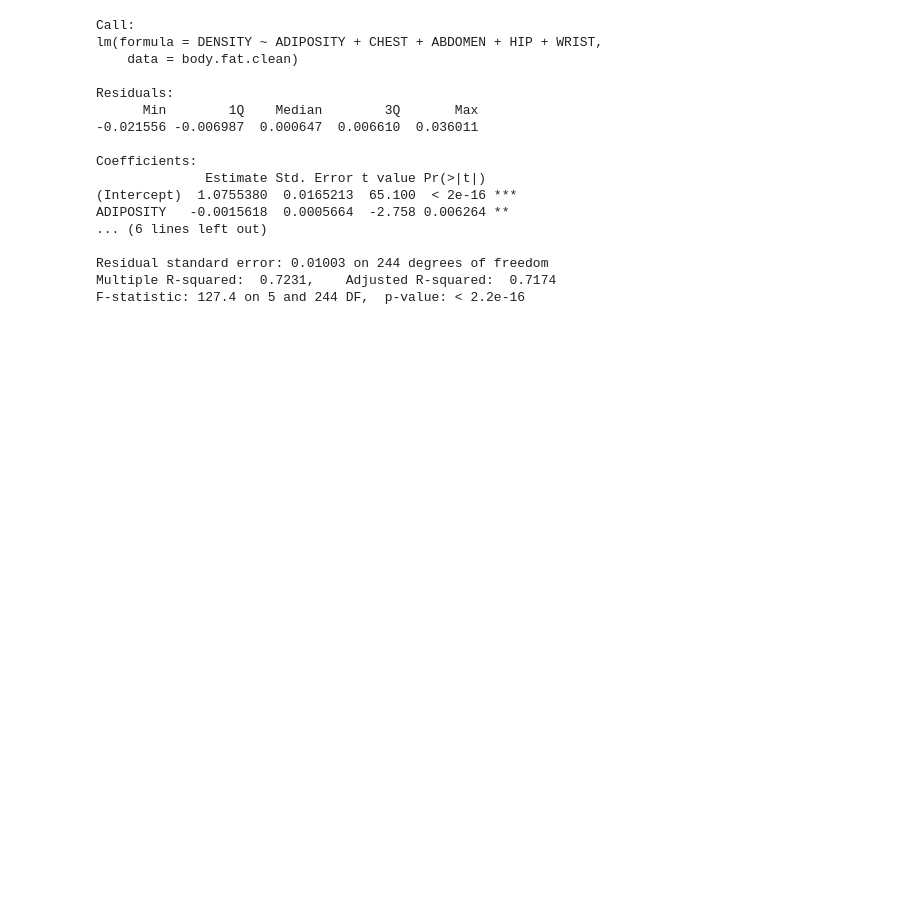
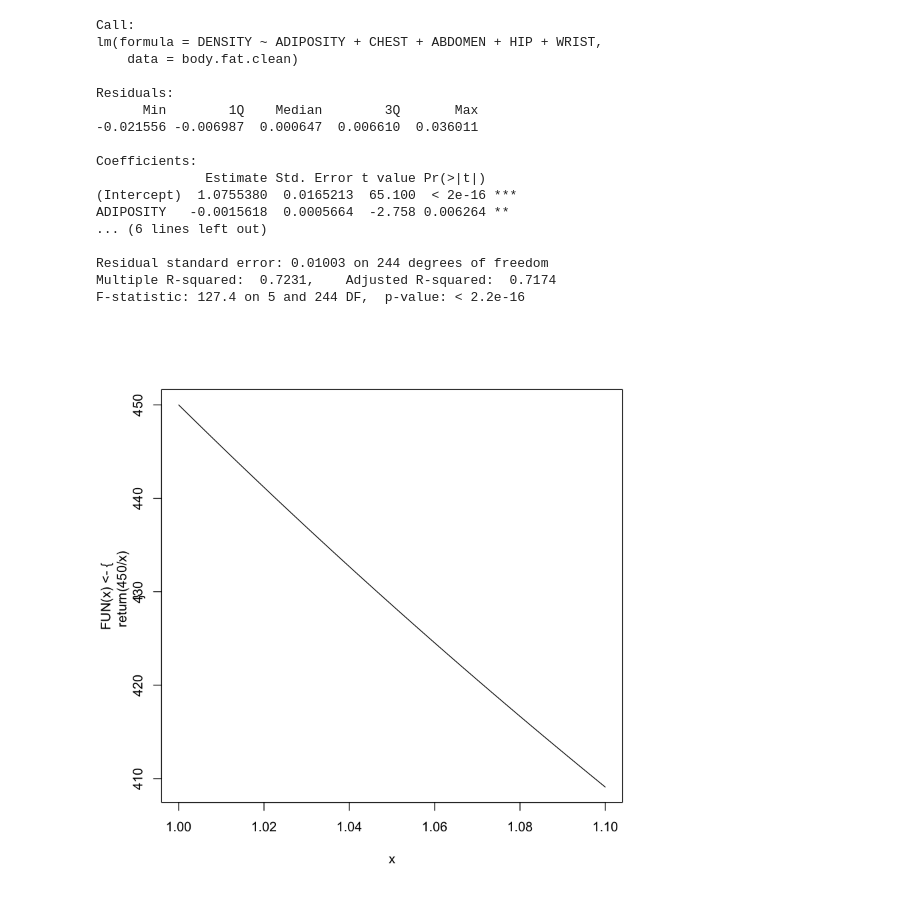
Before and after one commit to YezhouLi/628_Module_2, a Jupyter notebook: main.ipynb, the cells around one changed output. Cells and saved outputs as stored; diff of their text form; code cells hidden in the pictures; blank space fills up the shorter version.

```diff
--- a/main.ipynb
+++ b/main.ipynb
@@ -125,3 +126,7 @@ ADIPOSITY   -0.0015618  0.0005664  -2.758 0.006264 **
 Residual standard error: 0.01003 on 244 degrees of freedom
 Multiple R-squared:  0.7231,    Adjusted R-squared:  0.7174
 F-statistic: 127.4 on 5 and 244 DF,  p-value: < 2.2e-16
+# %%
+curve(FUN(x)<-{ return(450/x) }, from = 1, to = 1.1)
+# %% [output]
+[figure, added]
```
Also changed, not shown: parts of 9 cells of this notebook.
